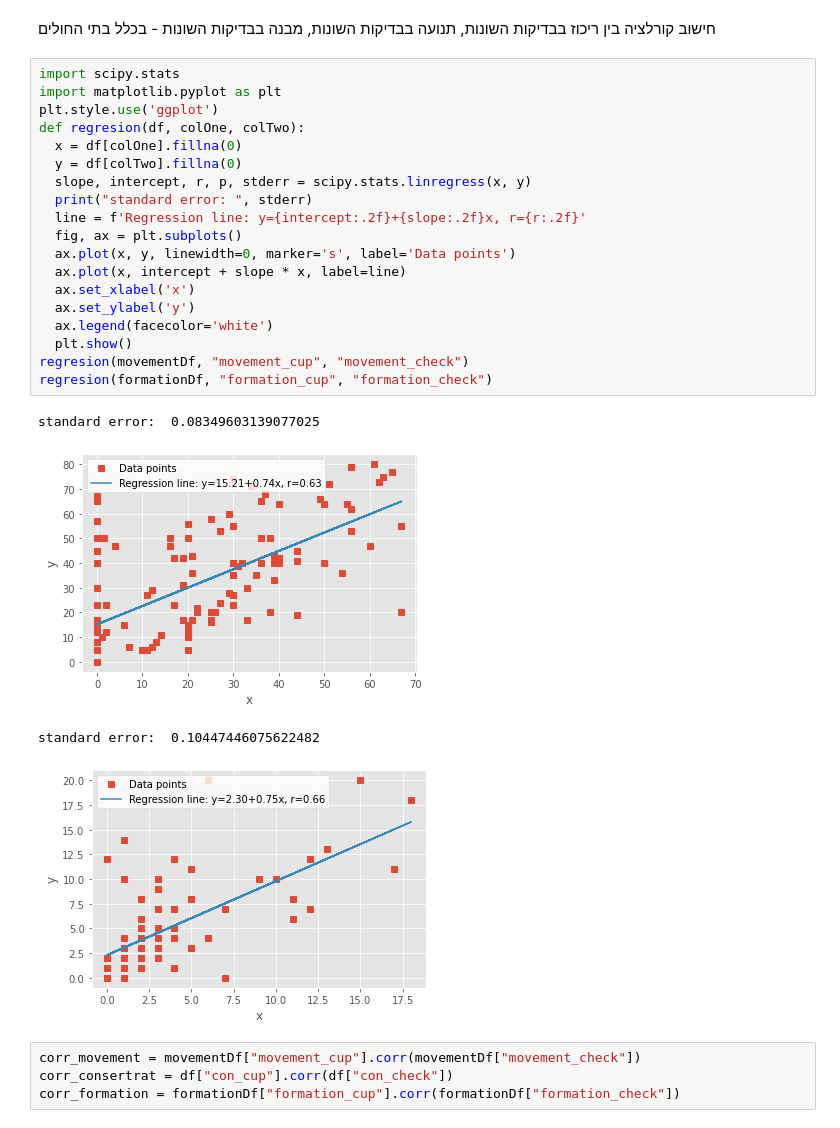
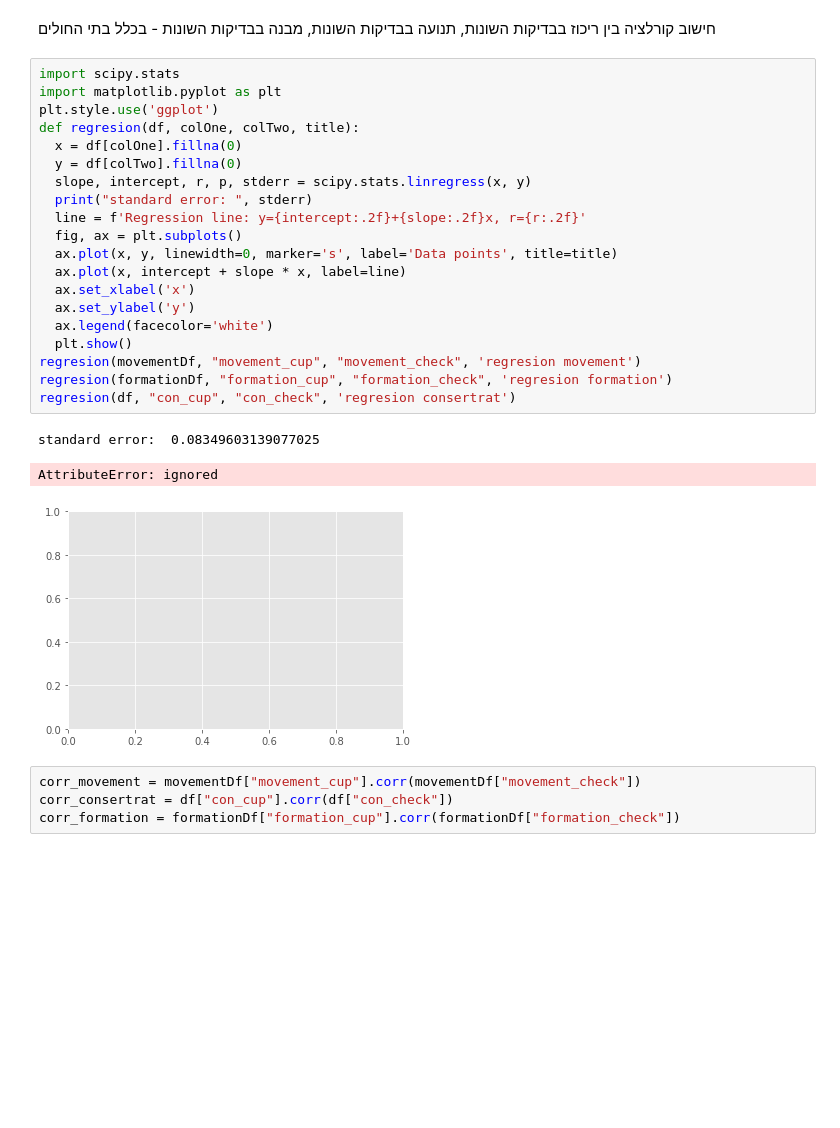
Before and after one commit to aviadm24/jupyter, a Jupyter notebook: machonPuah.ipynb, the cells around one changed output. Saved outputs shown, nothing was run; the diff lists cells and outputs as text; blank space fills up the shorter version.

```diff
--- a/machonPuah.ipynb
+++ b/machonPuah.ipynb
@@ -117,27 +117,27 @@ row count:  121
 # %%
 import scipy.stats
 import matplotlib.pyplot as plt
 plt.style.use('ggplot')
-def regresion(df, colOne, colTwo):
+def regresion(df, colOne, colTwo, title):
   x = df[colOne].fillna(0)
   y = df[colTwo].fillna(0)
   slope, intercept, r, p, stderr = scipy.stats.linregress(x, y)
   print("standard error: ", stderr)
   line = f'Regression line: y={intercept:.2f}+{slope:.2f}x, r={r:.2f}'
   fig, ax = plt.subplots()
-  ax.plot(x, y, linewidth=0, marker='s', label='Data points')
+  ax.plot(x, y, linewidth=0, marker='s', label='Data points', title=title)
   ax.plot(x, intercept + slope * x, label=line)
   ax.set_xlabel('x')
   ax.set_ylabel('y')
   ax.legend(facecolor='white')
   plt.show()
-regresion(movementDf, "movement_cup", "movement_check")
-regresion(formationDf, "formation_cup", "formation_check")
+regresion(movementDf, "movement_cup", "movement_check", 'regresion movement')
+regresion(formationDf, "formation_cup", "formation_check", 'regresion formation')
+regresion(df, "con_cup", "con_check", 'regresion consertrat')
 # %% [output]
 standard error:  0.08349603139077025
+AttributeError: ignored
-[figure, old version]
+[figure, new version]
-standard error:  0.10447446075622482
-[figure, removed]
 # %%
 corr_movement = movementDf["movement_cup"].corr(movementDf["movement_check"])
 corr_consertrat = df["con_cup"].corr(df["con_check"])
```
Also changed, not shown: parts of 1 cell of this notebook.
